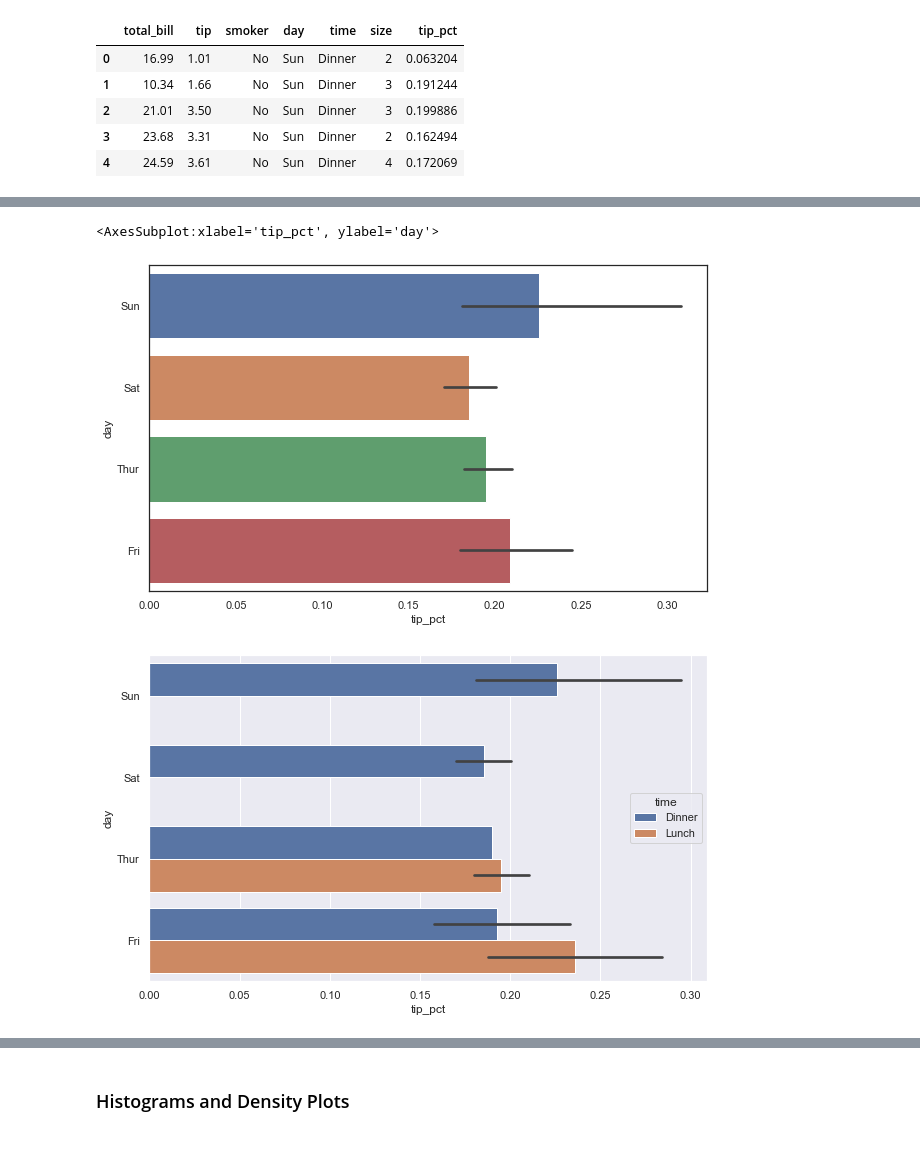
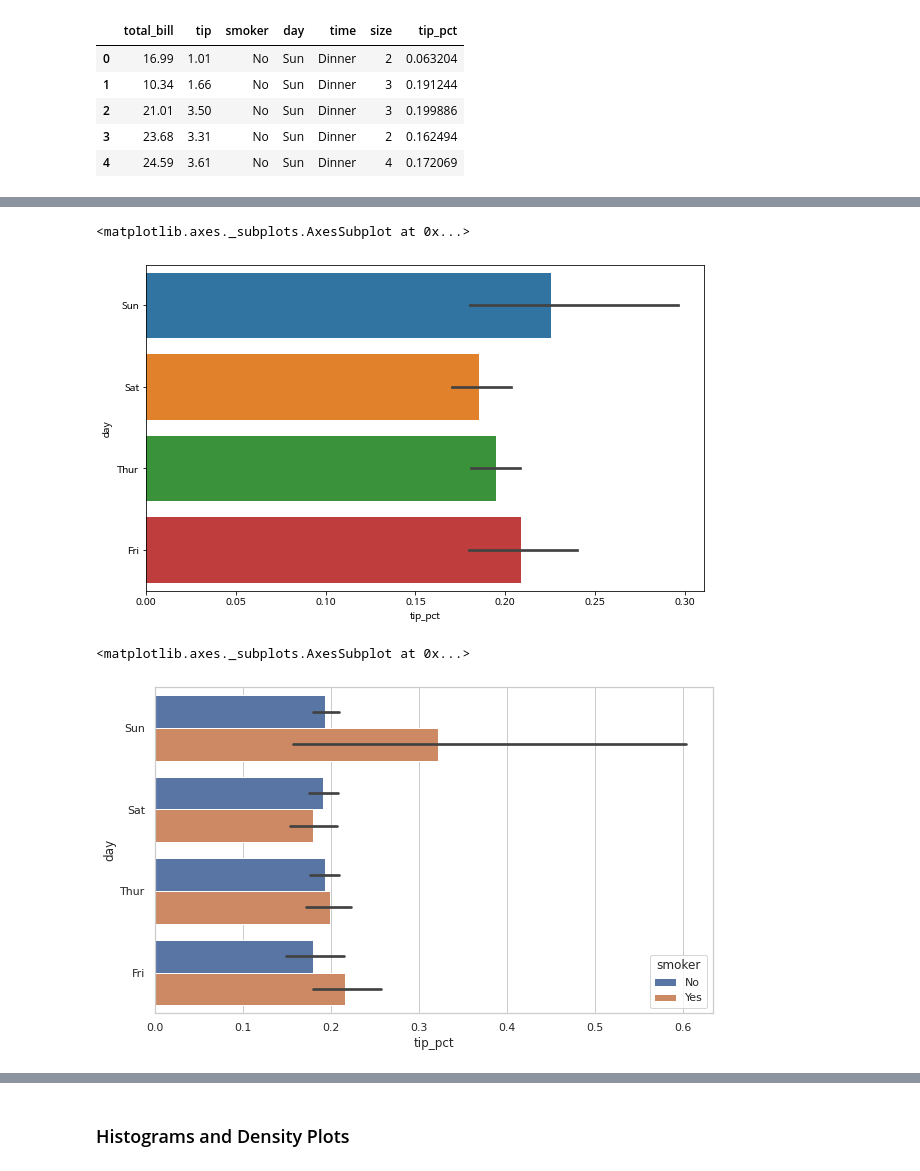
Before and after one commit to lee7py/2021-py-bigdata, a Jupyter notebook: my_ch09_study.ipynb, the cells around one changed output, grey strips where cells are left out. Saved outputs shown, nothing was run; the diff lists cells and outputs as text; code cells hidden in the pictures.

```diff
--- a/my_ch09_study.ipynb
+++ b/my_ch09_study.ipynb
@@ -763,5 +782,6 @@ party_pcts.plot.bar()
 # %%
-tips = pd.read_csv('examples/tips.csv')
+#tips = pd.read_csv('examples/tips.csv')
+tips = pd.read_csv('tips.csv')
 party_counts = pd.crosstab(tips['day'], tips['size'])
 # Normalize to sum to 1
 party_pcts = party_counts.div(party_counts.sum(1), axis=0)
@@ -793,17 +813,18 @@ tips['tip_pct'] = tips['tip'] / (tips['total_bill'] - tips['tip'])
 tips.head()
 sns.barplot(x='tip_pct', y='day', data=tips, orient='h')
 # %% [output]
-<AxesSubplot:xlabel='tip_pct', ylabel='day'>
+<matplotlib.axes._subplots.AxesSubplot at 0x...>
-[figure, old version]
+[figure, new version]
 # %%
 plt.close('all')
 # %%
-sns.set(style="darkgrid") #whitegrid, darkgrid
-# sns.set(style="whitegrid") #whitegrid, darkgrid
-# sns.barplot(x='tip_pct', y='day', hue='smoker', data=tips, orient='h')
-sns.barplot(x='tip_pct', y='day', hue='time', data=tips, orient='h');
+#sns.set(style="darkgrid") #whitegrid, darkgrid
+sns.set(style="whitegrid") #whitegrid, darkgrid
+sns.barplot(x='tip_pct', y='day', hue='smoker', data=tips, orient='h')
+#sns.barplot(x='tip_pct', y='day', hue='time', data=tips, orient='h');
 # %% [output]
+<matplotlib.axes._subplots.AxesSubplot at 0x...>
-[figure, old version]
+[figure, new version]
 # %%
 sns.set(style="whitegrid")
 sns.barplot(x='tip_pct', y='day', hue='time', data=tips, orient='h')
```
Also changed, not shown: parts of 57 cells of this notebook.
